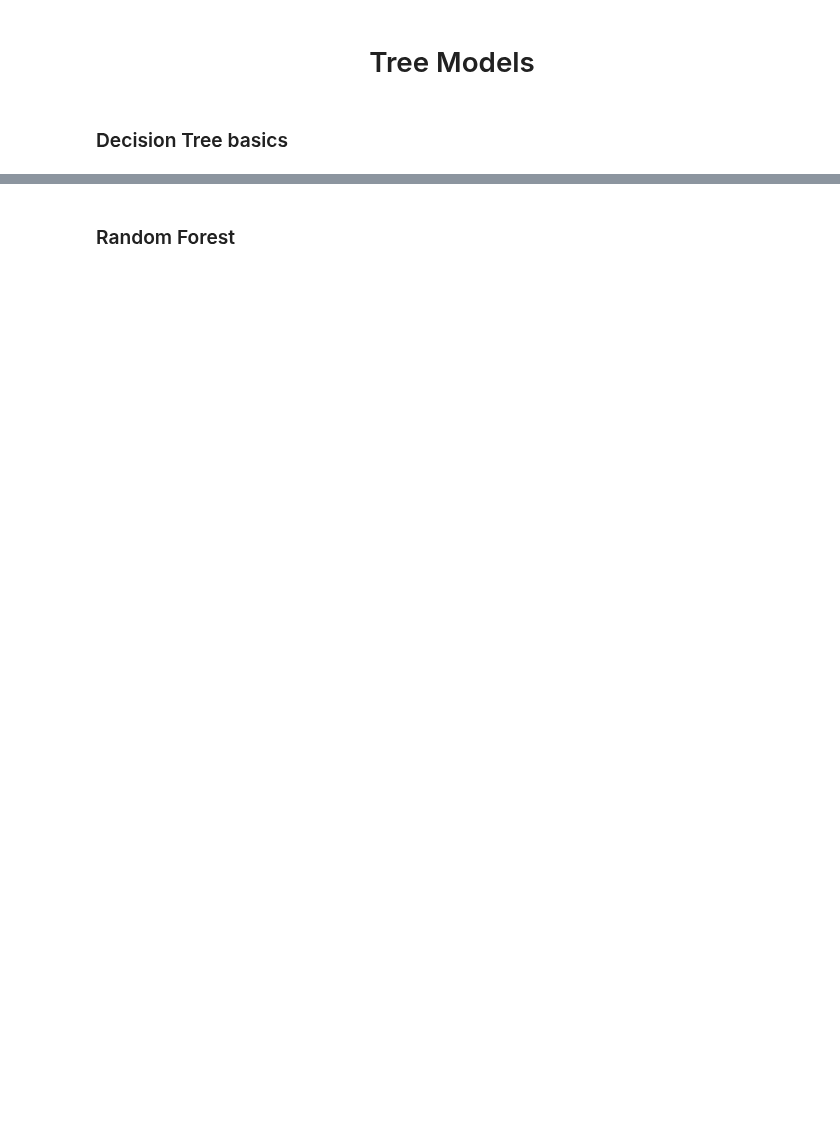
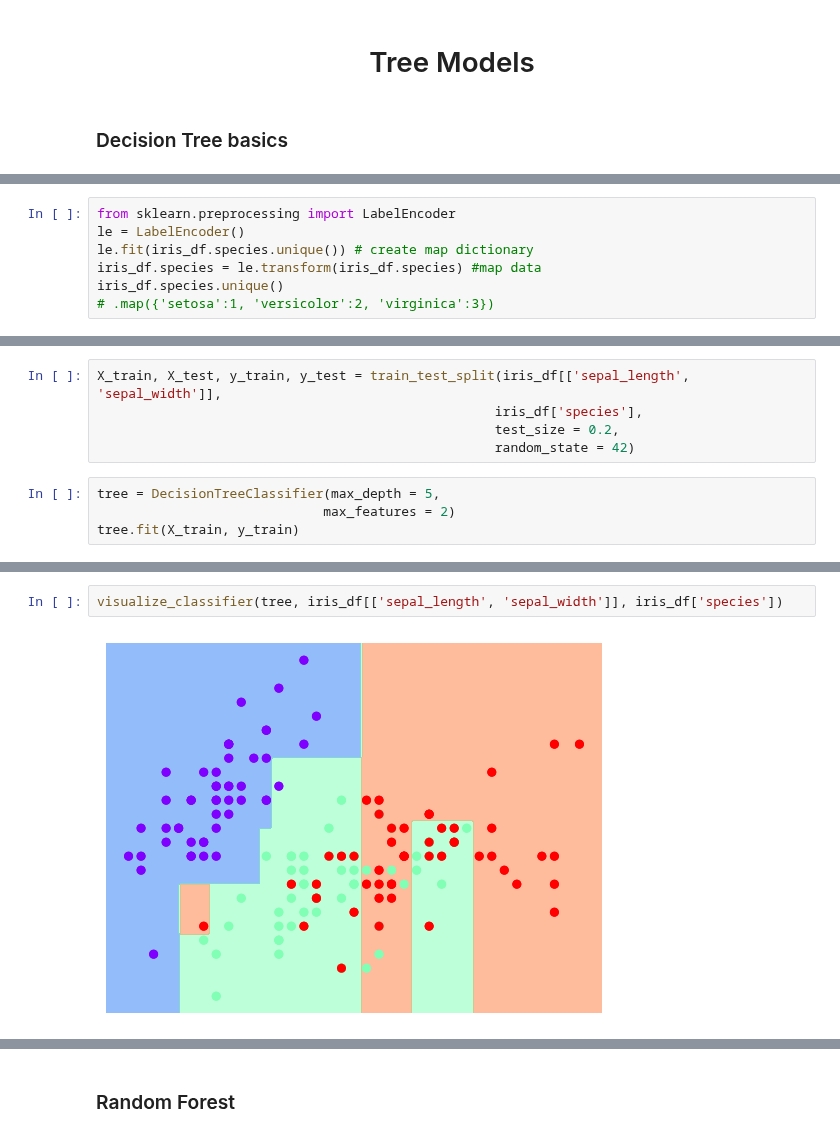
Before and after one commit to honghanhh/py40a12l2, a Jupyter notebook: lectures/lecture6/trees.ipynb, the cells around one changed output, grey strips where cells are left out. Drawn from its saved outputs; the diff is of its cells as text; blank space fills up the shorter version.

```diff
--- a/lectures/lecture6/trees.ipynb
+++ b/lectures/lecture6/trees.ipynb
@@ -4,0 +50,7 @@
+# %%
+from sklearn.preprocessing import LabelEncoder
+le = LabelEncoder()
+le.fit(iris_df.species.unique()) # create map dictionary
+iris_df.species = le.transform(iris_df.species) #map data
+iris_df.species.unique()
+# .map({'setosa':1, 'versicolor':2, 'virginica':3})
@@ -4,0 +63,9 @@
+# %%
+X_train, X_test, y_train, y_test = train_test_split(iris_df[['sepal_length', 'sepal_width']],
+                                                   iris_df['species'],
+                                                   test_size = 0.2,
+                                                   random_state = 42)
+# %%
+tree = DecisionTreeClassifier(max_depth = 5,
+                             max_features = 2)
+tree.fit(X_train, y_train)
@@ -32,0 +114,4 @@ def visualize_classifier(model, X, y, ax=None, cmap='rainbow'):
+# %%
+visualize_classifier(tree, iris_df[['sepal_length', 'sepal_width']], iris_df['species'])
+# %% [output]
+[figure, added]
```
Also changed, not shown: parts of 13 cells of this notebook, 12 other files.
